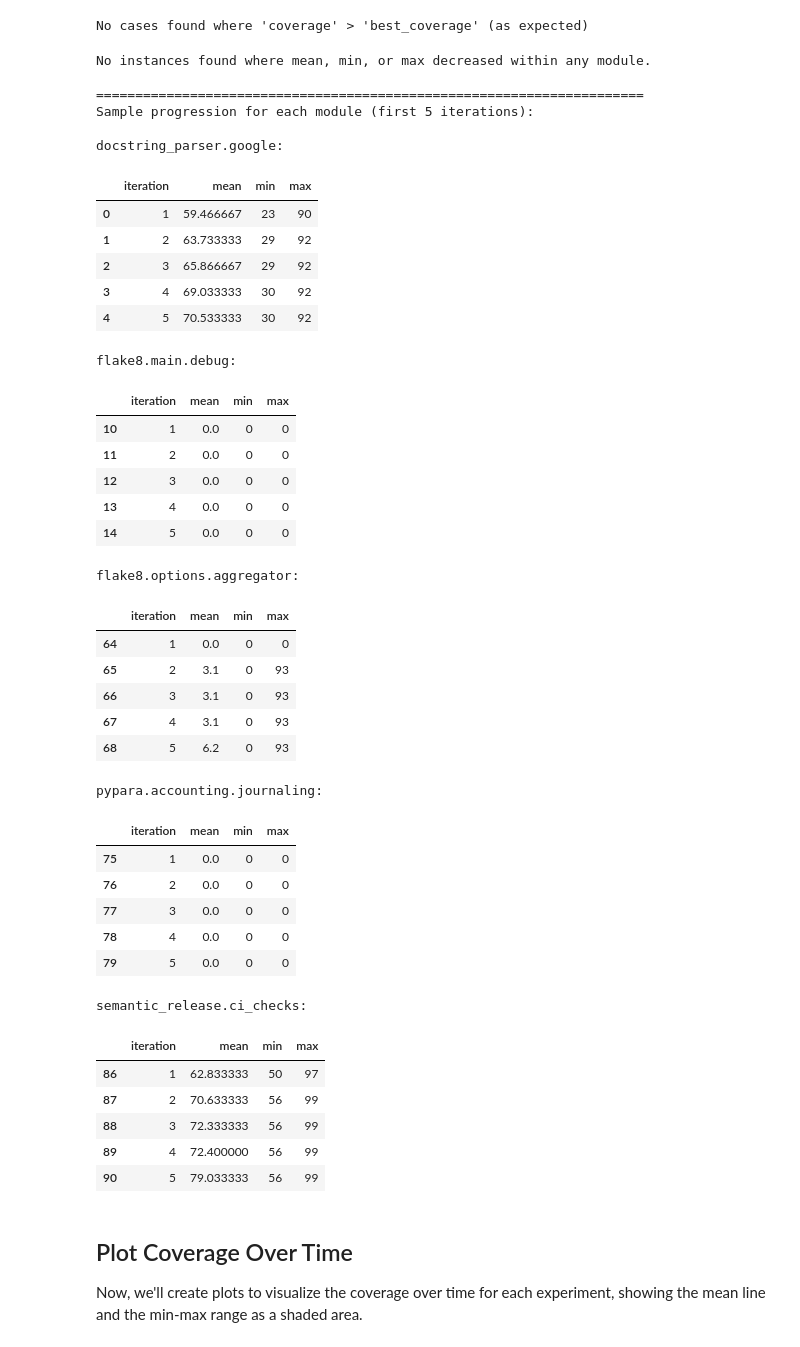
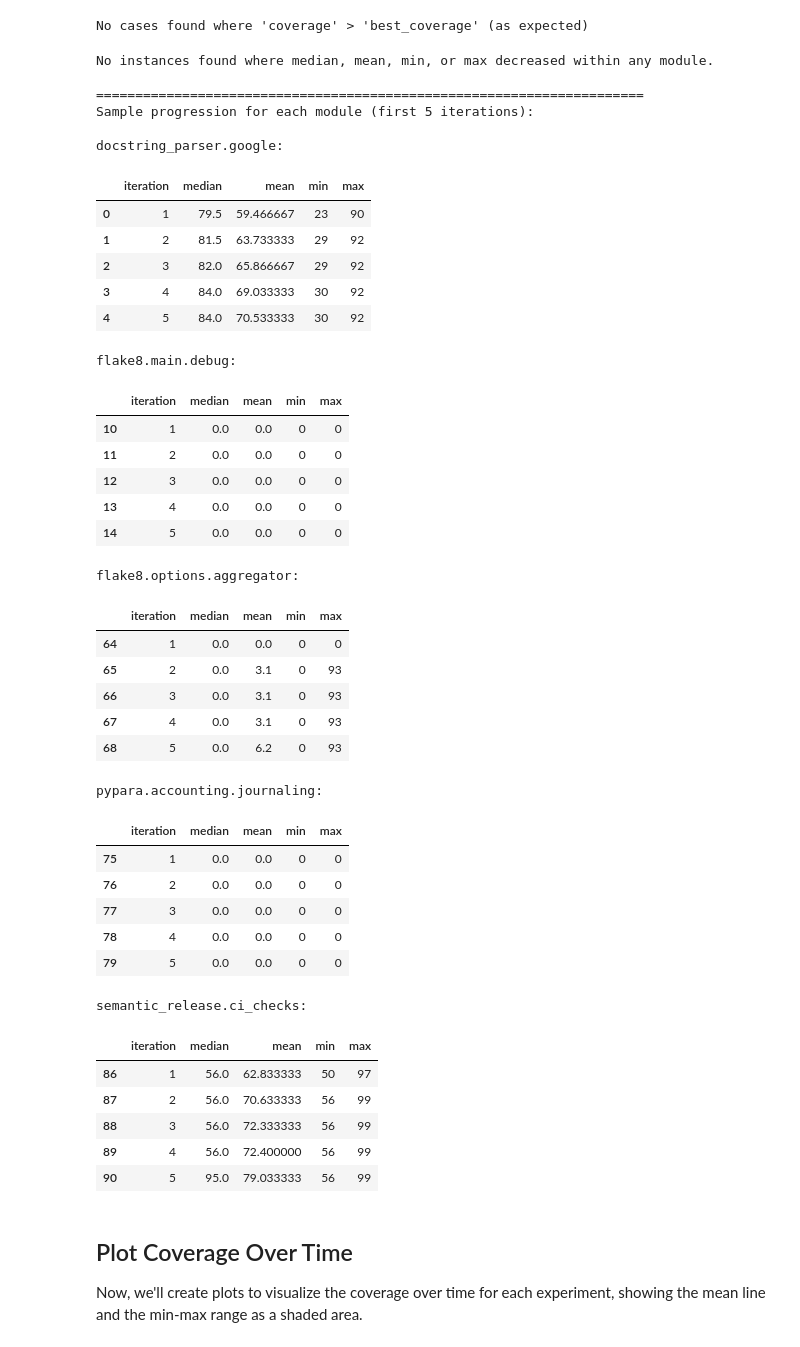
Before and after one commit to oskarkraak/noplateau, a Jupyter notebook: coverage_analysis.ipynb, the cells around one changed output. Drawn from its saved outputs; the diff is of its cells as text; code cells hidden in the pictures.

```diff
--- a/coverage_analysis.ipynb
+++ b/coverage_analysis.ipynb
@@ -210,7 +210,7 @@ if 'combined_df' in locals():
     print(f"\nUsing '{coverage_column}' as the coverage measure and '{time_column}' as the time measure")
 
     # Group by module and time, then calculate statistics
-    grouped = combined_df.groupby(['module', time_column])[coverage_column].agg(['mean', 'min', 'max']).reset_index()
+    grouped = combined_df.groupby(['module', time_column])[coverage_column].agg(['median','mean', 'min', 'max']).reset_index()
 
     print("\nCalculated statistics by experiment and time:")
     display(grouped.head(20))
@@ -345,6 +345,17 @@ for module in grouped['module'].unique():
     for i in range(1, len(module_data)):
         current_row = module_data.iloc[i]
         previous_row = module_data.iloc[i-1]
+
+        # Check if median decreased
+        if current_row['median'] < previous_row['median']:
+            decreasing_stats.append({
+                'module': module,
+                'iteration': current_row['iteration'],
+                'stat_type': 'median',
+                'previous_value': previous_row['median'],
+                'current_value': current_row['median'],
+                'decrease': previous_row['median'] - current_row['median']
+            })
 
         # Check if mean decreased
         if current_row['mean'] < previous_row['mean']:
@@ -383,70 +394,70 @@ if decreasing_stats:
     decreasing_df = pd.DataFrame(decreasing_stats)
     print(f"Found {len(decreasing_stats)} instances where statistics decreased:")
     display(decreasing_df)
 
     # Summary by statistic type
     print("\nSummary by statistic type:")
     print(decreasing_df['stat_type'].value_counts())
 
     # Summary by module
     print("\nSummary by module:")
     print(decreasing_df['module'].value_counts())
 
     # Largest decreases
     print("\nLargest decreases:")
     print(decreasing_df.nlargest(10, 'decrease')[['module', 'iteration', 'stat_type', 'decrease']])
 
 else:
-    print("No instances found where mean, min, or max decreased within any module.")
+    print("No instances found where median, mean, min, or max decreased within any module.")
 
 # Also show some examples of the progression for each module
 print("\n" + "="*70)
 print("Sample progression for each module (first 5 iterations):")
 for module in grouped['module'].unique():
     module_data = grouped[grouped['module'] == module].sort_values('iteration').head(5)
     print(f"\n{module}:")
-    display(module_data[['iteration', 'mean', 'min', 'max']])
+    display(module_data[['iteration', 'median', 'mean', 'min', 'max']])
 # %% [output]
-No instances found where mean, min, or max decreased within any module.
+No instances found where median, mean, min, or max decreased within any module.
 
 ======================================================================
 Sample progression for each module (first 5 iterations):
 
 docstring_parser.google:
-|  | iteration | mean | min | max |
-| 0 | 1 | 59.466667 | 23 | 90 |
-| 1 | 2 | 63.733333 | 29 | 92 |
-| 2 | 3 | 65.866667 | 29 | 92 |
-| 3 | 4 | 69.033333 | 30 | 92 |
-| 4 | 5 | 70.533333 | 30 | 92 |
+|  | iteration | median | mean | min | max |
+| 0 | 1 | 79.5 | 59.466667 | 23 | 90 |
+| 1 | 2 | 81.5 | 63.733333 | 29 | 92 |
+| 2 | 3 | 82.0 | 65.866667 | 29 | 92 |
+| 3 | 4 | 84.0 | 69.033333 | 30 | 92 |
+| 4 | 5 | 84.0 | 70.533333 | 30 | 92 |
 flake8.main.debug:
-|  | iteration | mean | min | max |
-| 10 | 1 | 0.0 | 0 | 0 |
-| 11 | 2 | 0.0 | 0 | 0 |
-| 12 | 3 | 0.0 | 0 | 0 |
-| 13 | 4 | 0.0 | 0 | 0 |
-| 14 | 5 | 0.0 | 0 | 0 |
+|  | iteration | median | mean | min | max |
+| 10 | 1 | 0.0 | 0.0 | 0 | 0 |
+| 11 | 2 | 0.0 | 0.0 | 0 | 0 |
+| 12 | 3 | 0.0 | 0.0 | 0 | 0 |
+| 13 | 4 | 0.0 | 0.0 | 0 | 0 |
+| 14 | 5 | 0.0 | 0.0 | 0 | 0 |
 flake8.options.aggregator:
-|  | iteration | mean | min | max |
-| 64 | 1 | 0.0 | 0 | 0 |
-| 65 | 2 | 3.1 | 0 | 93 |
-| 66 | 3 | 3.1 | 0 | 93 |
-| 67 | 4 | 3.1 | 0 | 93 |
-| 68 | 5 | 6.2 | 0 | 93 |
+|  | iteration | median | mean | min | max |
+| 64 | 1 | 0.0 | 0.0 | 0 | 0 |
+| 65 | 2 | 0.0 | 3.1 | 0 | 93 |
+| 66 | 3 | 0.0 | 3.1 | 0 | 93 |
+| 67 | 4 | 0.0 | 3.1 | 0 | 93 |
+| 68 | 5 | 0.0 | 6.2 | 0 | 93 |
 pypara.accounting.journaling:
-|  | iteration | mean | min | max |
-| 75 | 1 | 0.0 | 0 | 0 |
-| 76 | 2 | 0.0 | 0 | 0 |
-| 77 | 3 | 0.0 | 0 | 0 |
-| 78 | 4 | 0.0 | 0 | 0 |
-| 79 | 5 | 0.0 | 0 | 0 |
+|  | iteration | median | mean | min | max |
+| 75 | 1 | 0.0 | 0.0 | 0 | 0 |
+| 76 | 2 | 0.0 | 0.0 | 0 | 0 |
+| 77 | 3 | 0.0 | 0.0 | 0 | 0 |
+| 78 | 4 | 0.0 | 0.0 | 0 | 0 |
+| 79 | 5 | 0.0 | 0.0 | 0 | 0 |
 semantic_release.ci_checks:
-|  | iteration | mean | min | max |
-| 86 | 1 | 62.833333 | 50 | 97 |
-| 87 | 2 | 70.633333 | 56 | 99 |
-| 88 | 3 | 72.333333 | 56 | 99 |
-| 89 | 4 | 72.400000 | 56 | 99 |
-| 90 | 5 | 79.033333 | 56 | 99 |
+|  | iteration | median | mean | min | max |
+| 86 | 1 | 56.0 | 62.833333 | 50 | 97 |
+| 87 | 2 | 56.0 | 70.633333 | 56 | 99 |
+| 88 | 3 | 56.0 | 72.333333 | 56 | 99 |
+| 89 | 4 | 56.0 | 72.400000 | 56 | 99 |
+| 90 | 5 | 95.0 | 79.033333 | 56 | 99 |
 # %% [markdown]
 ## Plot Coverage Over Time
 
```
Also changed, not shown: parts of 3 cells of this notebook.
